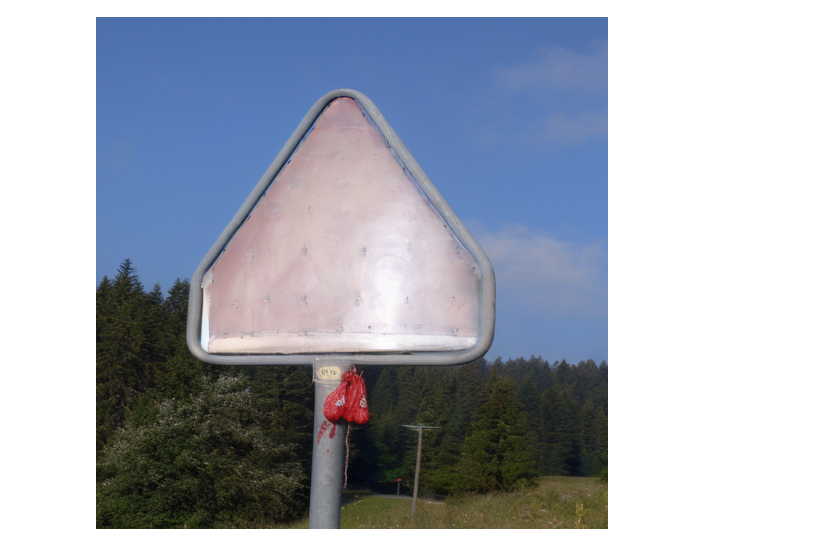
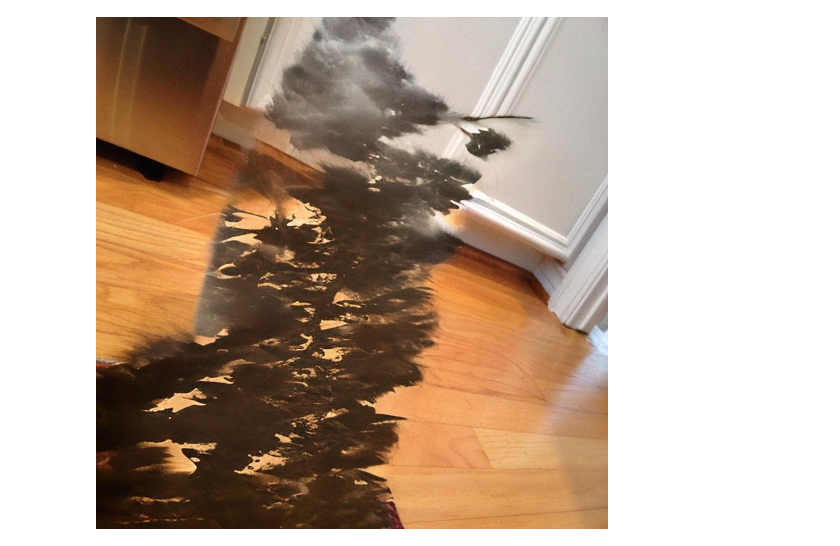
Before and after one commit to datanlab/AttentiveEraser, a Jupyter notebook: inp.ipynb, the cells around one changed output. Drawn from its saved outputs; the diff is of its cells as text; code cells hidden in the pictures.

```diff
--- a/inp.ipynb
+++ b/inp.ipynb
@@ -52,9 +56,9 @@ StableDiffusionInpaintPipeline {
   ]
 }
 # %%
-image_path = "/hy-tmp/DATA/sample/c8b3ee6984721a12_m01mqdt_eee32259.jpg"
-mask_image_path = "/hy-tmp/DATA/sample/c8b3ee6984721a12_m01mqdt_eee32259_mask.png"
-prompts = ""
+image_path = "/hy-tmp/DATA/sample/21199a79300d61ff_m01yrx_8f9e1083.jpg"
+mask_image_path = "/hy-tmp/DATA/sample/21199a79300d61ff_m01yrx_8f9e1083_mask.png"
+prompts = "background"
 # %%
 def load_mask(mask_path):
     mask = read_image(mask_path,mode=ImageReadMode.GRAY)
@@ -73,8 +77,8 @@ g = torch.Generator('cuda').manual_seed(seed)
 # %%
 #image and mask_image should be PIL images.
 #The mask structure is white for inpainting and black for keeping as is
-image = pipe(prompt=prompts, image=image_s, mask_image=mask,num_inference_steps = 50,strength=0.95,generator=g, guidance_scale = 1).images[0]
+image = pipe(prompt=prompts, image=image_s, mask_image=mask,num_inference_steps = 50,strength=0.8,generator=g, guidance_scale = 7).images[0]
 image.save("/hy-tmp/MyREMOVAL/result.png")
 image
 # %% [output]
-[figure, old version]
+[figure, new version]
```
Also changed, not shown: parts of 2 cells of this notebook, 23 other files.
